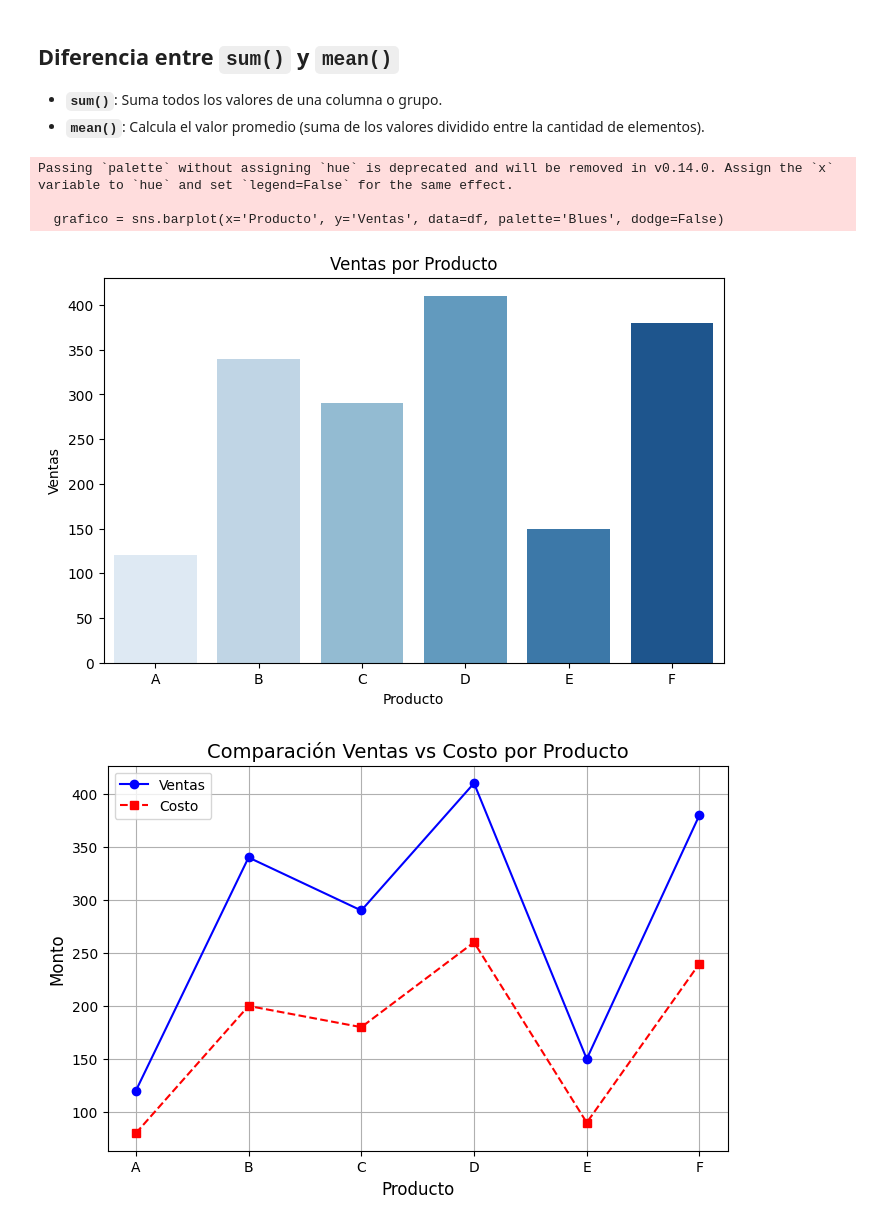
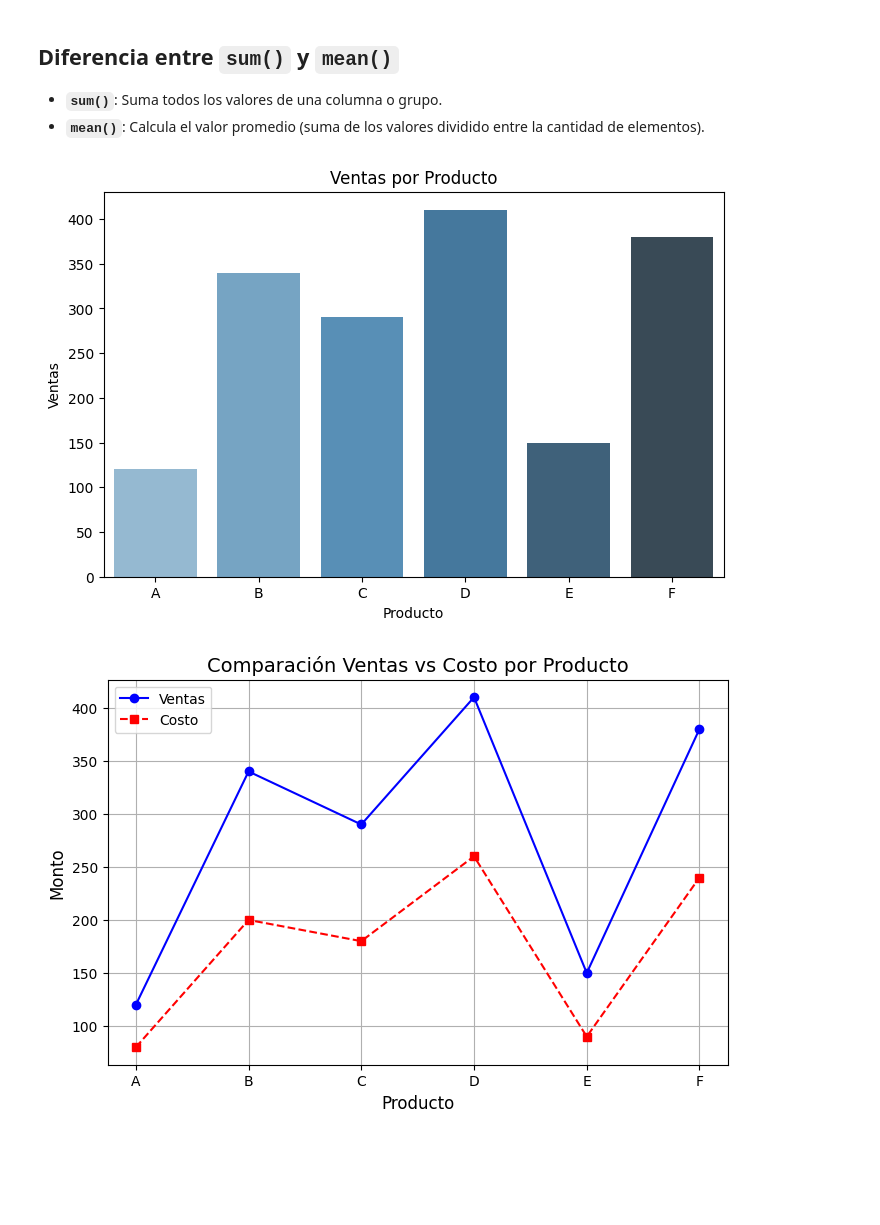
Before and after one commit to BPinzon13/Entregables_2, a Jupyter notebook: analisis_venta.ipynb, the cells around one changed output. Saved outputs shown, nothing was run; the diff lists cells and outputs as text; code cells hidden in the pictures; blank space fills up the shorter version.

```diff
--- a/analisis_venta.ipynb
+++ b/analisis_venta.ipynb
@@ -100,16 +100,13 @@ resumen_mes
 - **`mean()`**: Calcula el valor promedio (suma de los valores dividido entre la cantidad de elementos).
 # %%
 plt.figure(figsize=(8,5))
-grafico = sns.barplot(x='Producto', y='Ventas', data=df, palette='Blues', dodge=False)
+grafico = sns.barplot(x='Producto', y='Ventas', data=df, palette='Blues_d', hue='Producto', dodge=False, legend=False)
 plt.title('Ventas por Producto')
 plt.xlabel('Producto')
 plt.ylabel('Ventas')
 plt.show()
 # %% [output]
-Passing `palette` without assigning `hue` is deprecated and will be removed in v0.14.0. Assign the `x` variable to `hue` and set `legend=False` for the same effect.
-
-  grafico = sns.barplot(x='Producto', y='Ventas', data=df, palette='Blues', dodge=False)
-[figure, old version]
+[figure, new version]
 # %%
 import matplotlib.pyplot as plt
 
```
